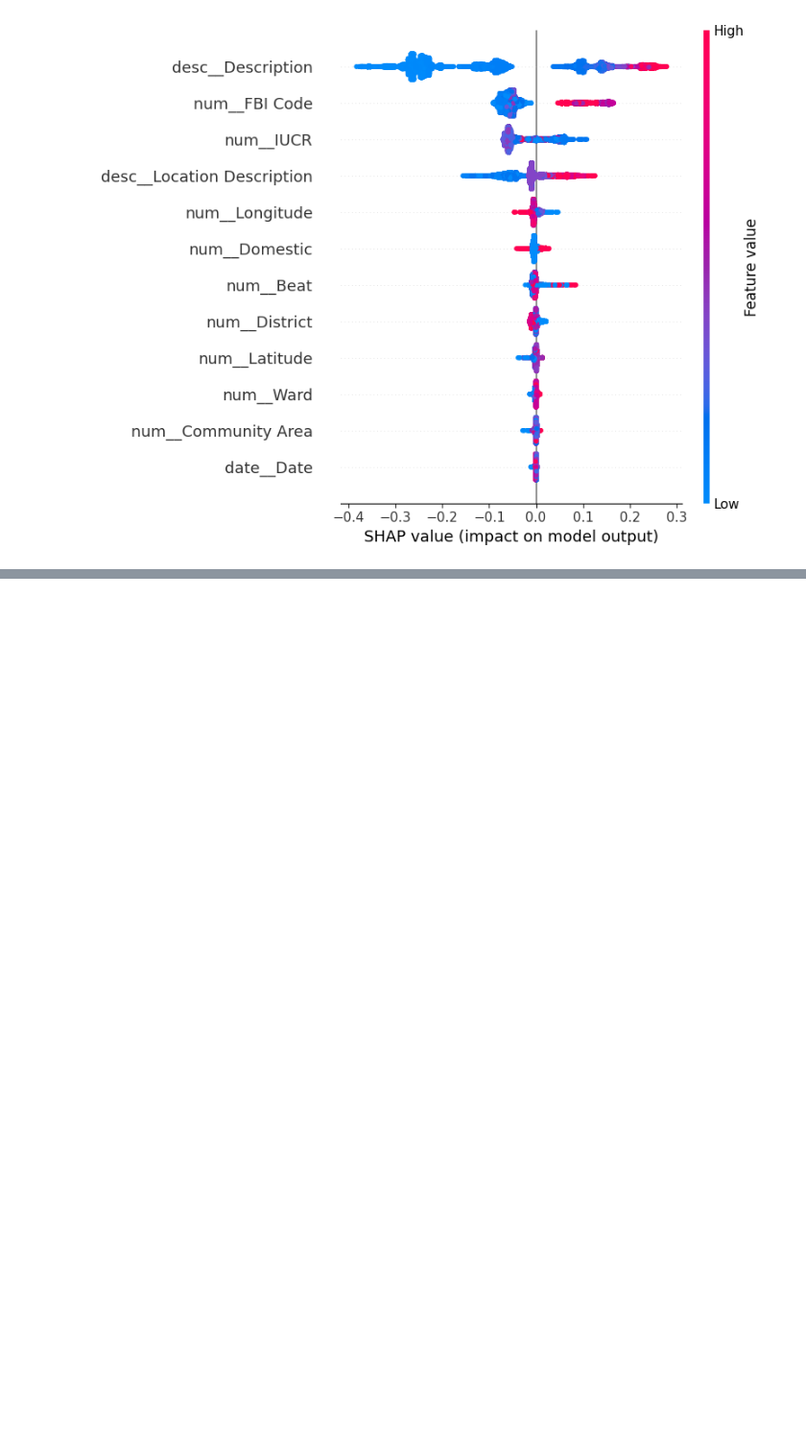
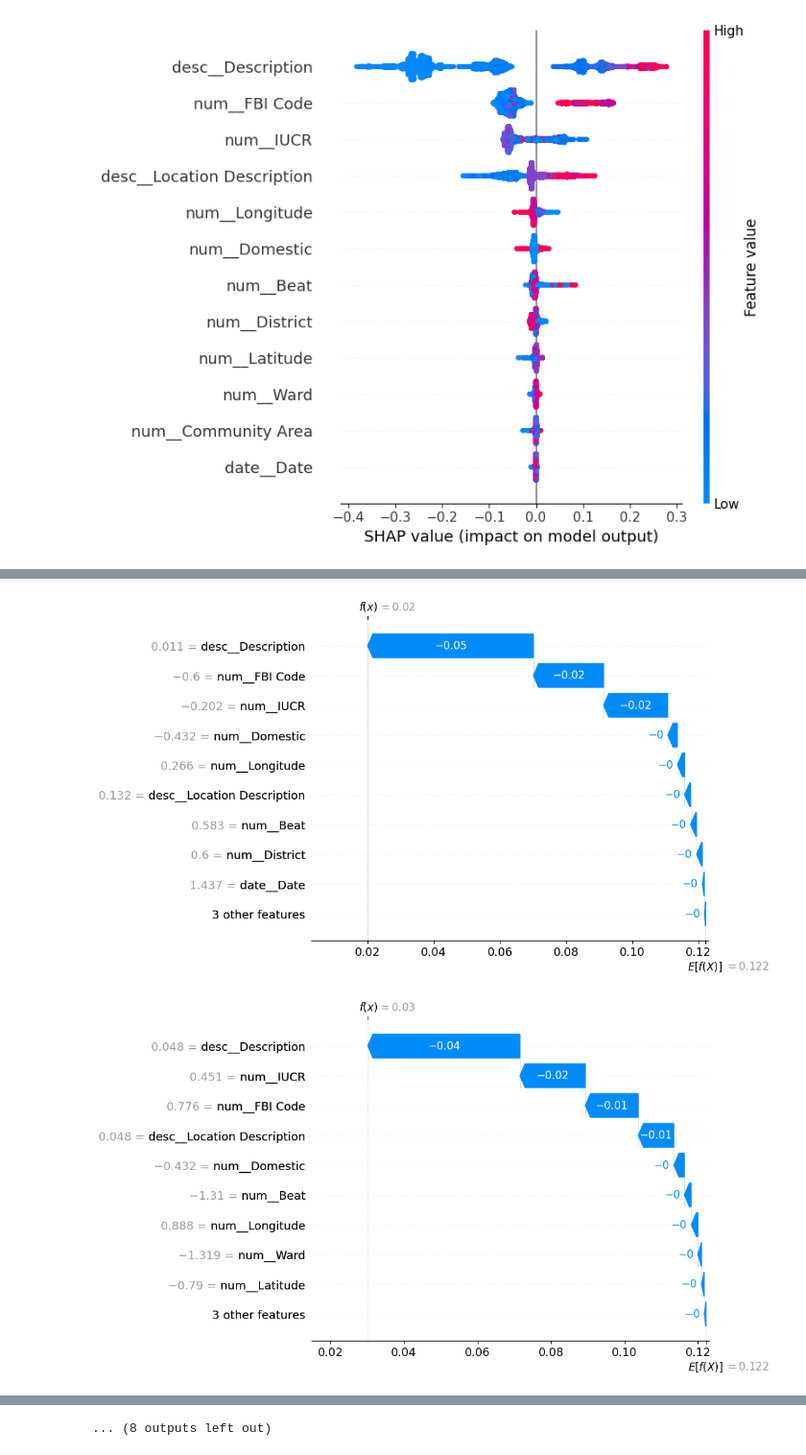
Before and after one commit to Eleninja102/Math4750-Final-Project-Data-Modeling, a Jupyter notebook: Shap Graphs.ipynb, the cells around one changed output, grey strips where cells are left out. Shown at 96% size. Drawn from its saved outputs; the diff is of its cells as text; code cells hidden in the pictures; blank space fills up the shorter version.

Commit message:
Waterfall plots

```diff
--- a/Shap Graphs.ipynb
+++ b/Shap Graphs.ipynb
@@ -121,3 +135,34 @@ for key, best_model in best_models.items():
 shap.initjs()
 # %% [output]
 [interactive output not drawn]
+# %%
+rows_selection = [1,2,3,4,5,6,7,8,9,10]
+# %%
+for key, best_model in best_models.items():
+    if hasattr(best_model.named_steps['ct'], 'get_feature_names_out'):
+        feature_names = best_model.named_steps['ct'].get_feature_names_out()
+    else:
+        feature_names = best_model.named_steps['ct'].get_feature_names()
+    model=best_model.named_steps['clf']
+    x_val_transformed_name = pd.DataFrame(best_model.named_steps['ct'].transform(X_test), columns=feature_names)
+    explainer = shap.TreeExplainer(model)
+    shap_values = explainer.shap_values(x_val_transformed_name)
+
+    # Create directory for saving plots
+    output_dir = f'Graphs/{key}_waterfall_plot'
+    os.makedirs(output_dir, exist_ok=True)
+
+    for row in rows_selection:
+        fig = plt.figure(figsize=(6, 3.3))
+        explanation5 = shap.Explanation(
+            values=shap_values[row, :, 1],  # Select SHAP values for the specific class
+            base_values=explainer.expected_value[1],  # Use expected value for the same class
+            #feature_names=X_test.columns,
+            data=x_val_transformed_name.iloc[row, :]
+        )
+        shap.plots.waterfall(explanation5)
+        fig.tight_layout()
+        fig.savefig(f'{output_dir}/Details{row}.jpg', format='jpeg', dpi=300, bbox_inches='tight')
+# %% [output]
+[figure, added]
+[figure, added]
@@ -123,0 +179 @@ shap.initjs()
+... (8 outputs left out)
```
Also changed, not shown: parts of 3 cells of this notebook, 32 other files.
